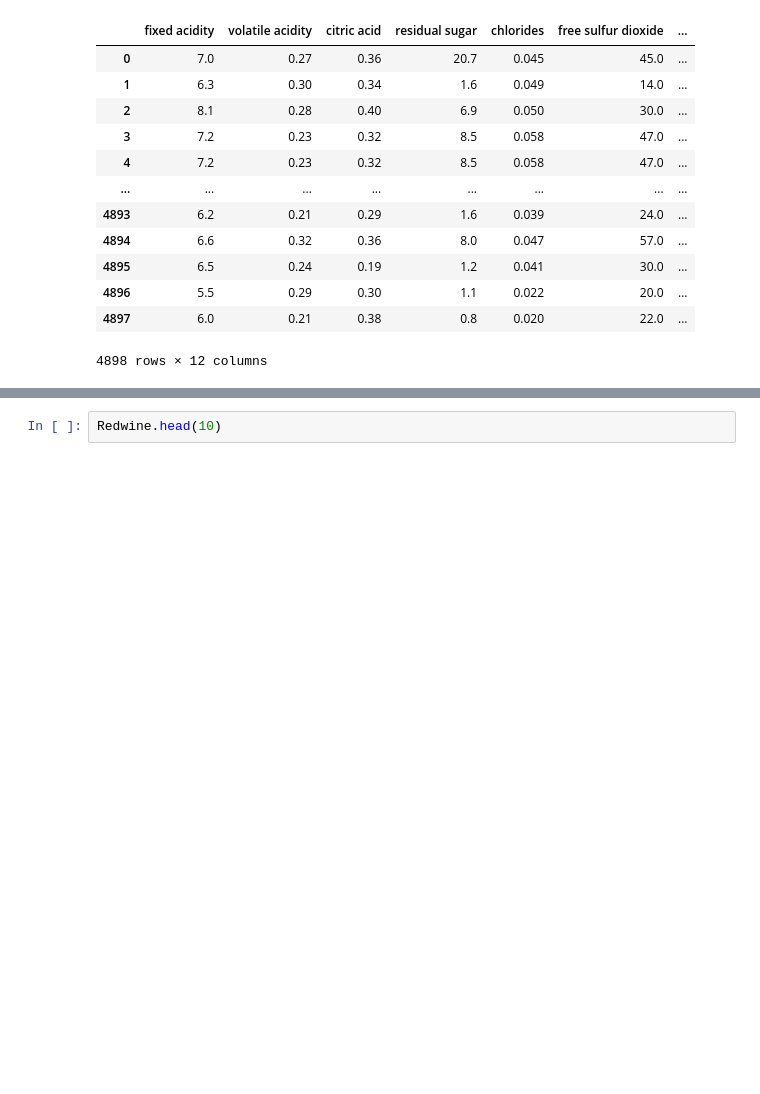
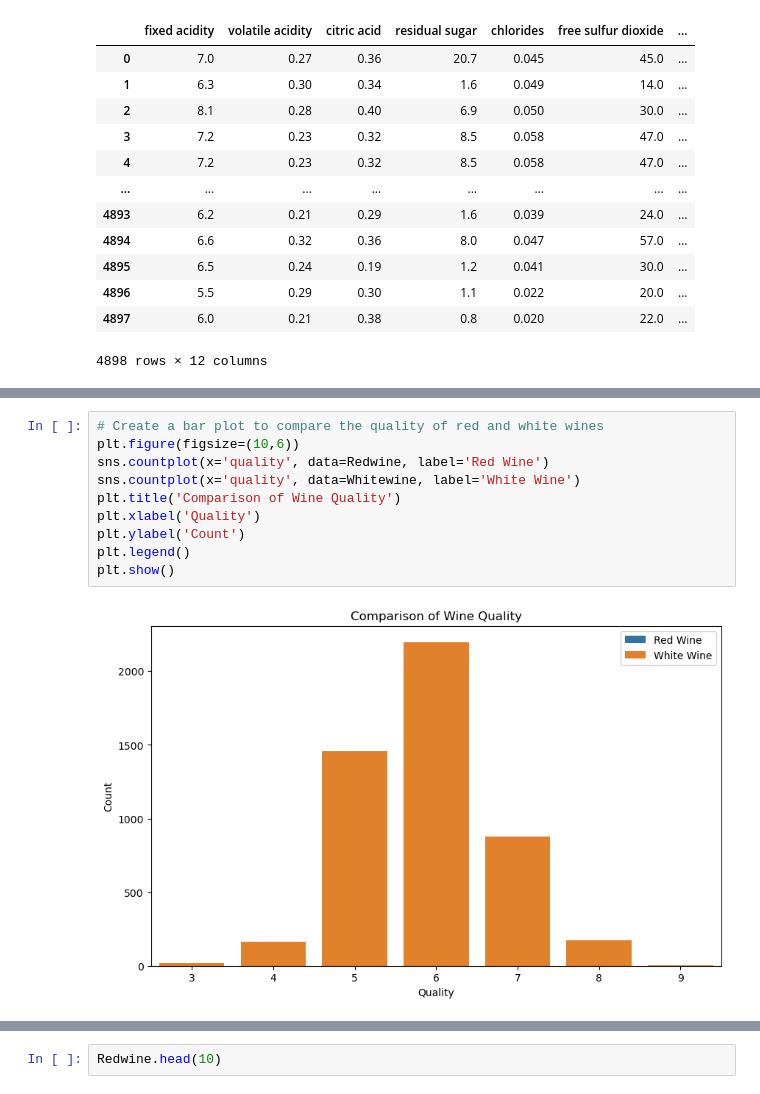
Before and after one commit to Sudha25a/Projects-2, a Jupyter notebook: wine_project.ipynb, the cells around one changed output, grey strips where cells are left out. Drawn from its saved outputs; the diff is of its cells as text; blank space fills up the shorter version.

```diff
--- a/wine_project.ipynb
+++ b/wine_project.ipynb
@@ -36,0 +51,12 @@ Whitewine
+# %%
+# Create a bar plot to compare the quality of red and white wines
+plt.figure(figsize=(10,6))
+sns.countplot(x='quality', data=Redwine, label='Red Wine')
+sns.countplot(x='quality', data=Whitewine, label='White Wine')
+plt.title('Comparison of Wine Quality')
+plt.xlabel('Quality')
+plt.ylabel('Count')
+plt.legend()
+plt.show()
+# %% [output]
+[figure, added]
```
Also changed, not shown: parts of 13 cells of this notebook.
